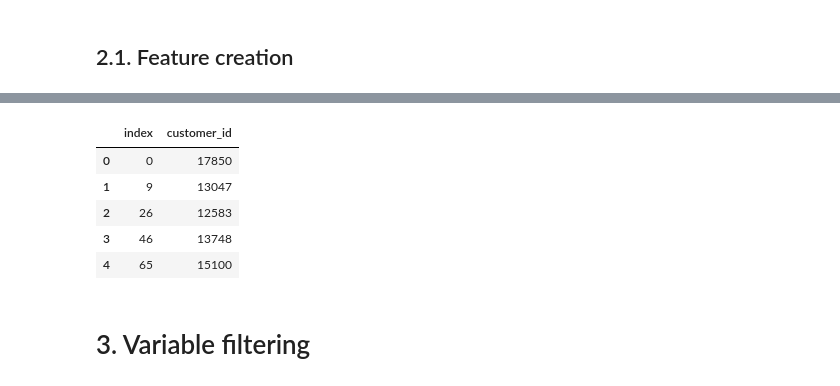
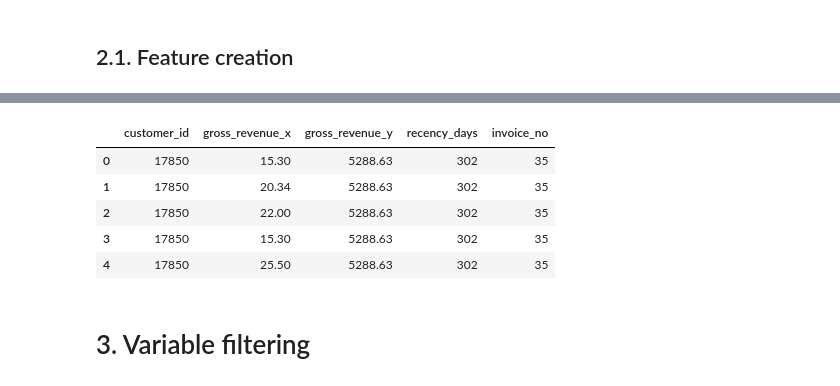
Before and after one commit to pedropscf/3-insiders-clustering, a Jupyter notebook: notebooks/m01-insiders-clustering.ipynb, the cells around one changed output, grey strips where cells are left out. Saved outputs shown, nothing was run; the diff lists cells and outputs as text; code cells hidden in the pictures.

```diff
--- a/notebooks/m01-insiders-clustering.ipynb
+++ b/notebooks/m01-insiders-clustering.ipynb
@@ -247,0 +261,6 @@ df2 = df1.copy()
+# %%
+ # data reference
+df_ref = df2.drop( ['invoice_no', 'stock_code', 'description',
+                    'quantity', 'invoice_date', 'unit_price', 'country'], axis=1 ).drop_duplicates().reset_index(drop=True)
+
+df_ref.head()
@@ -248,35 +274,27 @@ df2 = df1.copy()
 # %%
- # data reference
-df_ref = df2.drop( ['invoice_no', 'stock_code', 'description',
-                    'quantity', 'invoice_date', 'unit_price',
-                    'country'], axis=1 ).drop_duplicates().reset_index()
-
-df_ref.drop(['index'],axis=1)
-
-df_ref.head()
-
-# Gross Revenue ( Faturamento ) quantity * price
-#df2['gross_revenue'] = df2['quantity'] * df2['unit_price']
+# Gross Revenue = quantity * price
+df2['gross_revenue'] = df2['quantity'] * df2['unit_price']
 
 # Monetary
-#df_monetary = df2[['customer_id', 'gross_revenue']].groupby( 'customer_id' ).sum().reset_index()
-#df_ref = pd.merge( df_ref, df_monetary, on='customer_id', how='left' )
+df_monetary = df2[['customer_id', 'gross_revenue']].groupby( 'customer_id' ).sum().reset_index()
+df_ref = pd.merge( df_ref, df_monetary, on='customer_id', how='left' )
 
 # Recency - Last day purchase
-#df_recency = df2[['customer_id', 'invoice_date']].groupby( 'customer_id' ).max().reset_index()
-#df_recency['recency_days'] = ( df2['invoice_date'].max() - df_recency['invoice_date'] ).dt.days
-#df_recency = df_recency[['customer_id', 'recency_days']].copy()
-#df_ref = pd.merge( df_ref, df_recency, on='customer_id', how='left' )
-
-# Frequency
-#df_freq = df2[['customer_id', 'invoice_no']].drop_duplicates().groupby( 'customer_id' ).count().reset_index()
-#df_ref = pd.merge( df_ref, df_freq, on='customer_id', how='left' )
+df_recency = df2[['customer_id', 'invoice_date']].groupby( 'customer_id' ).max().reset_index()
+df_recency['recency_days'] = ( df2['invoice_date'].max() - df_recency['invoice_date'] ).dt.days
+df_recency = df_recency[['customer_id', 'recency_days']].copy()
+df_ref = pd.merge( df_ref, df_recency, on='customer_id', how='left' )
-# %% [output]
-|  | index | customer_id |
-| 0 | 0 | 17850 |
-| 1 | 9 | 13047 |
-| 2 | 26 | 12583 |
-| 3 | 46 | 13748 |
-| 4 | 65 | 15100 |
+# %%
+# Frequency
+df_freq = df2[['customer_id', 'invoice_no']].drop_duplicates().groupby( 'customer_id' ).count().reset_index()
+df_ref = pd.merge( df_ref, df_freq, on='customer_id', how='left' )
+df_ref.head()
+# %% [output]
+|  | customer_id | gross_revenue_x | gross_revenue_y | recency_days | invoice_no |
+| 0 | 17850 | 15.30 | 5288.63 | 302 | 35 |
+| 1 | 17850 | 20.34 | 5288.63 | 302 | 35 |
+| 2 | 17850 | 22.00 | 5288.63 | 302 | 35 |
+| 3 | 17850 | 15.30 | 5288.63 | 302 | 35 |
+| 4 | 17850 | 25.50 | 5288.63 | 302 | 35 |
 # %% [markdown]
 # 3. Variable filtering
```
Also changed, not shown: parts of 21 cells of this notebook.
